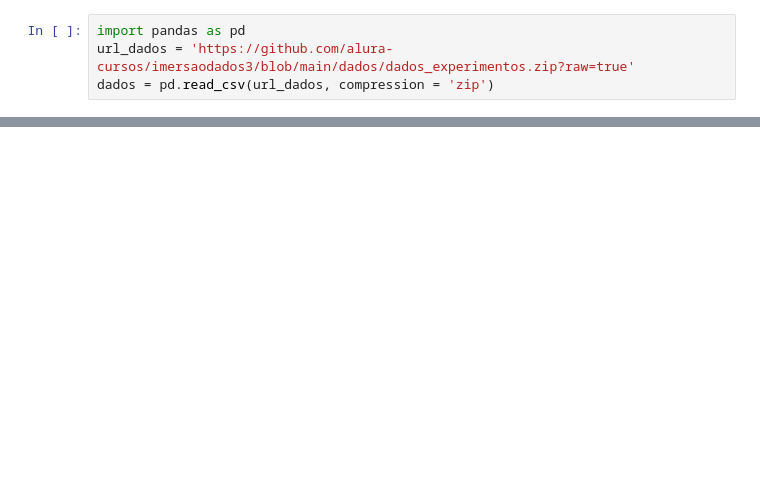
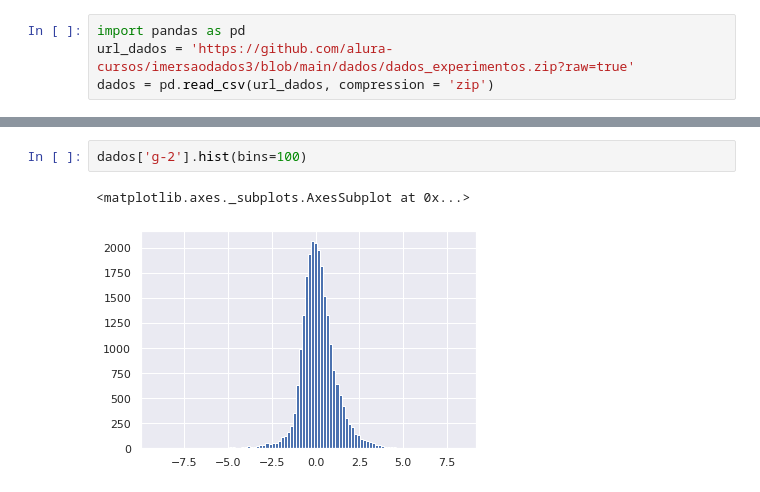
Before and after one commit to leonardo-melniski/colab, a Jupyter notebook: imersaodados3_aula2.ipynb, the cells around one changed output, grey strips where cells are left out. Saved outputs shown, nothing was run; the diff lists cells and outputs as text; blank space fills up the shorter version.

```diff
--- a/imersaodados3_aula2.ipynb
+++ b/imersaodados3_aula2.ipynb
@@ -14,0 +44,5 @@ dados = pd.read_csv(url_dados, compression = 'zip')
+# %%
+dados['g-2'].hist(bins=100)
+# %% [output]
+<matplotlib.axes._subplots.AxesSubplot at 0x...>
+[figure, added]
```
Also changed, not shown: parts of 18 cells of this notebook.
